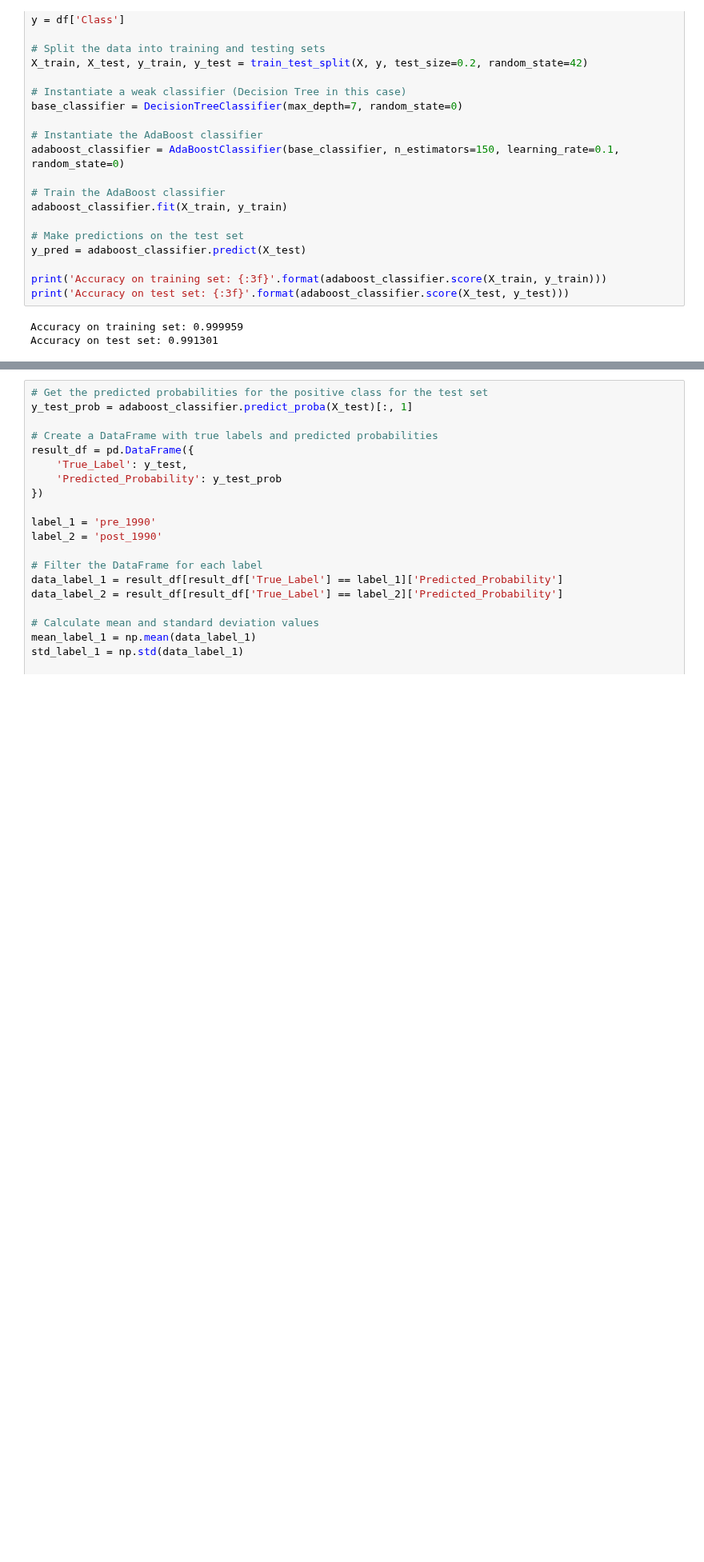
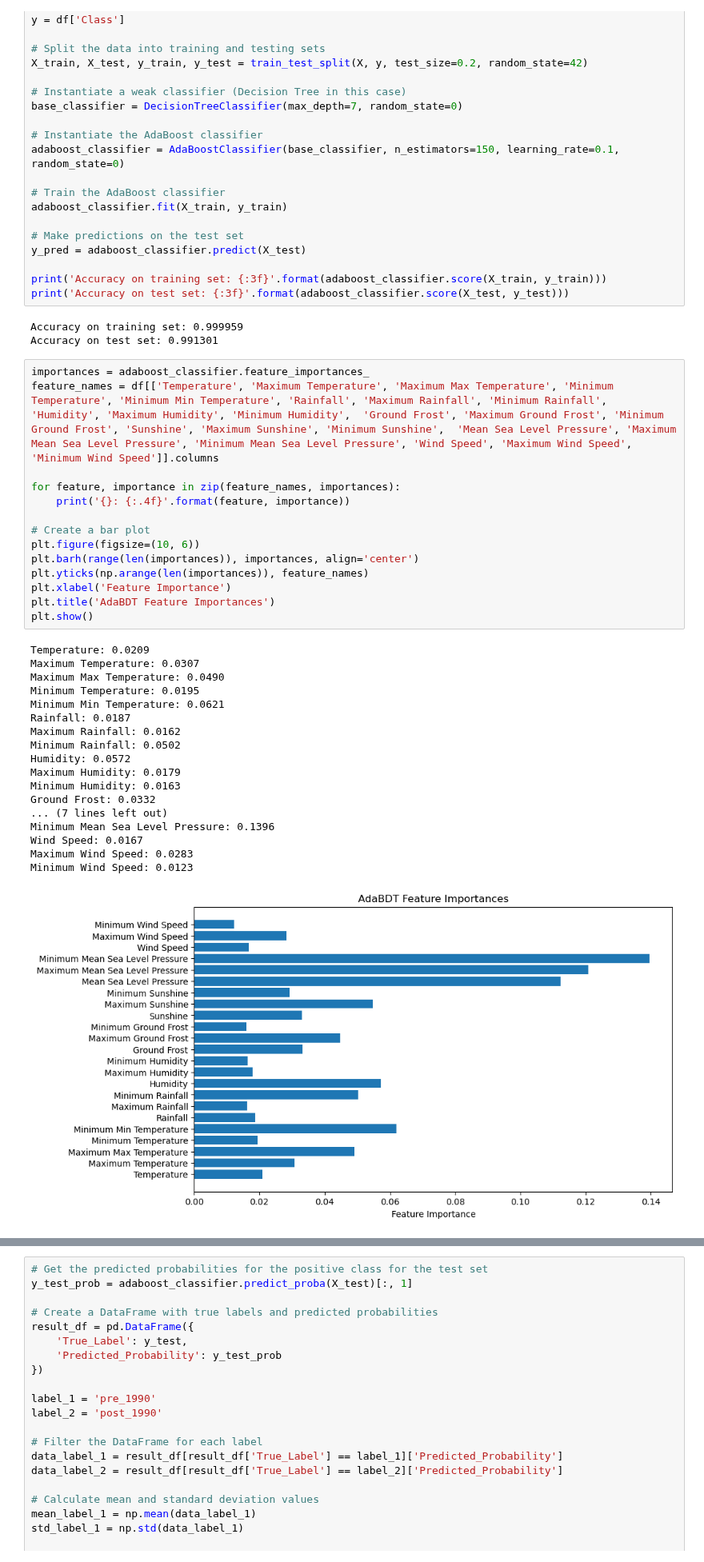
Before and after one commit to Iarla-Boyce/MSc-Project, a Jupyter notebook: Tree Engineering.ipynb, the cells around one changed output, grey strips where cells are left out. Shown at 80% size. Drawn from its saved outputs; the diff is of its cells as text; blank space fills up the shorter version.

```diff
--- a/Tree Engineering.ipynb
+++ b/Tree Engineering.ipynb
@@ -589,3 +589,36 @@ print('Accuracy on test set: {:3f}'.format(adaboost_classifier.score(X_test, y_t
 # %% [output]
 Accuracy on training set: 0.999959
 Accuracy on test set: 0.991301
+# %%
+importances = adaboost_classifier.feature_importances_
+feature_names = df[['Temperature', 'Maximum Temperature', 'Maximum Max Temperature', 'Minimum Temperature', 'Minimum Min Temperature', 'Rainfall', 'Maximum Rainfall', 'Minimum Rainfall', 'Humidity', 'Maximum Humidity', 'Minimum Humidity',  'Ground Frost', 'Maximum Ground Frost', 'Minimum Ground Frost', 'Sunshine', 'Maximum Sunshine', 'Minimum Sunshine',  'Mean Sea Level Pressure', 'Maximum Mean Sea Level Pressure', 'Minimum Mean Sea Level Pressure', 'Wind Speed', 'Maximum Wind Speed', 'Minimum Wind Speed']].columns
+
+for feature, importance in zip(feature_names, importances):
+    print('{}: {:.4f}'.format(feature, importance))
+
+# Create a bar plot
+plt.figure(figsize=(10, 6))
+plt.barh(range(len(importances)), importances, align='center')
+plt.yticks(np.arange(len(importances)), feature_names)
+plt.xlabel('Feature Importance')
+plt.title('AdaBDT Feature Importances')
+plt.show()
+# %% [output]
+Temperature: 0.0209
+Maximum Temperature: 0.0307
+Maximum Max Temperature: 0.0490
+Minimum Temperature: 0.0195
+Minimum Min Temperature: 0.0621
+Rainfall: 0.0187
+Maximum Rainfall: 0.0162
+Minimum Rainfall: 0.0502
+Humidity: 0.0572
+Maximum Humidity: 0.0179
+Minimum Humidity: 0.0163
+Ground Frost: 0.0332
+... (7 lines left out)
+Minimum Mean Sea Level Pressure: 0.1396
+Wind Speed: 0.0167
+Maximum Wind Speed: 0.0283
+Minimum Wind Speed: 0.0123
+[figure, added]
```
Also changed, not shown: parts of 1 cell of this notebook.
